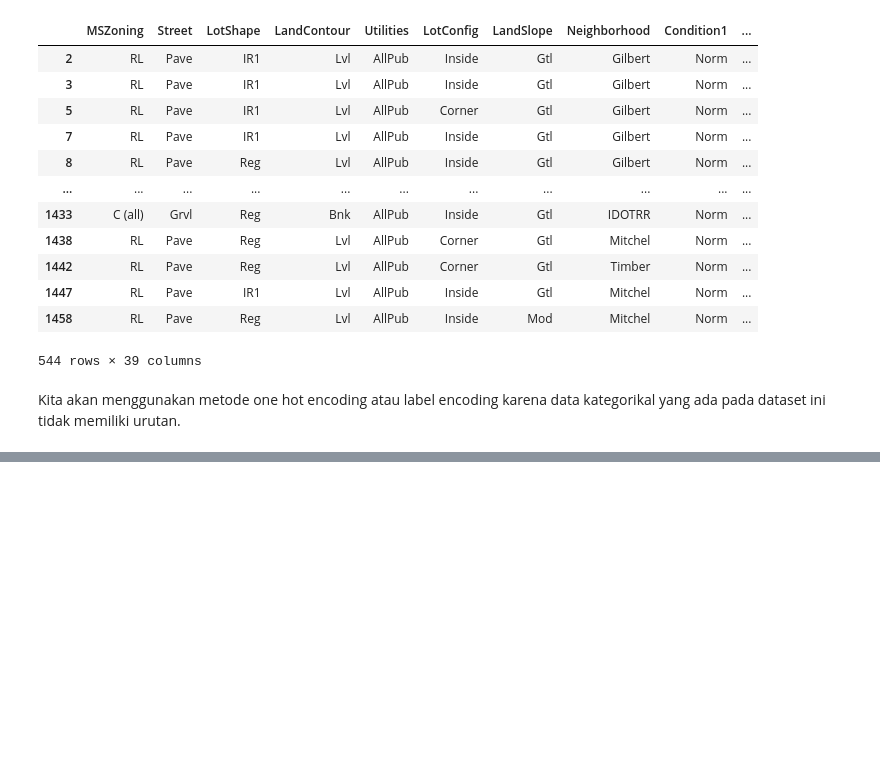
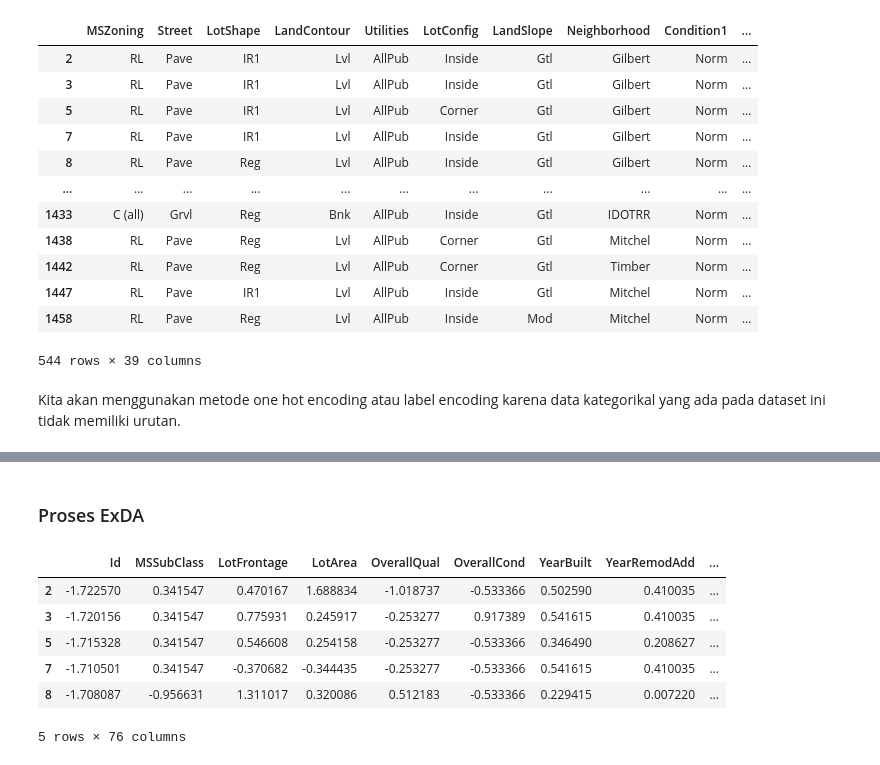
Before and after one commit to aprizal543/Machine_Learning_Regresi, a Jupyter notebook: Prediksi_test.ipynb, the cells around one changed output, grey strips where cells are left out. Saved outputs shown, nothing was run; the diff lists cells and outputs as text; code cells hidden in the pictures; blank space fills up the shorter version.

```diff
--- a/Prediksi_test.ipynb
+++ b/Prediksi_test.ipynb
@@ -212,0 +260,13 @@ Kita akan menggunakan metode one hot encoding atau label encoding karena data ka
+# %% [markdown]
+### Proses ExDA
+# %%
+# Memeriksa kembali Dataset
+df_lencoder.head()
+# %% [output]
+|  | Id | MSSubClass | LotFrontage | LotArea | OverallQual | OverallCond | YearBuilt | YearRemodAdd | ... |
+| 2 | -1.722570 | 0.341547 | 0.470167 | 1.688834 | -1.018737 | -0.533366 | 0.502590 | 0.410035 | ... |
+| 3 | -1.720156 | 0.341547 | 0.775931 | 0.245917 | -0.253277 | 0.917389 | 0.541615 | 0.410035 | ... |
+| 5 | -1.715328 | 0.341547 | 0.546608 | 0.254158 | -0.253277 | -0.533366 | 0.346490 | 0.208627 | ... |
+| 7 | -1.710501 | 0.341547 | -0.370682 | -0.344435 | -0.253277 | -0.533366 | 0.541615 | 0.410035 | ... |
+| 8 | -1.708087 | -0.956631 | 1.311017 | 0.320086 | 0.512183 | -0.533366 | 0.229415 | 0.007220 | ... |
+5 rows × 76 columns
```
Also changed, not shown: parts of 8 cells of this notebook.
